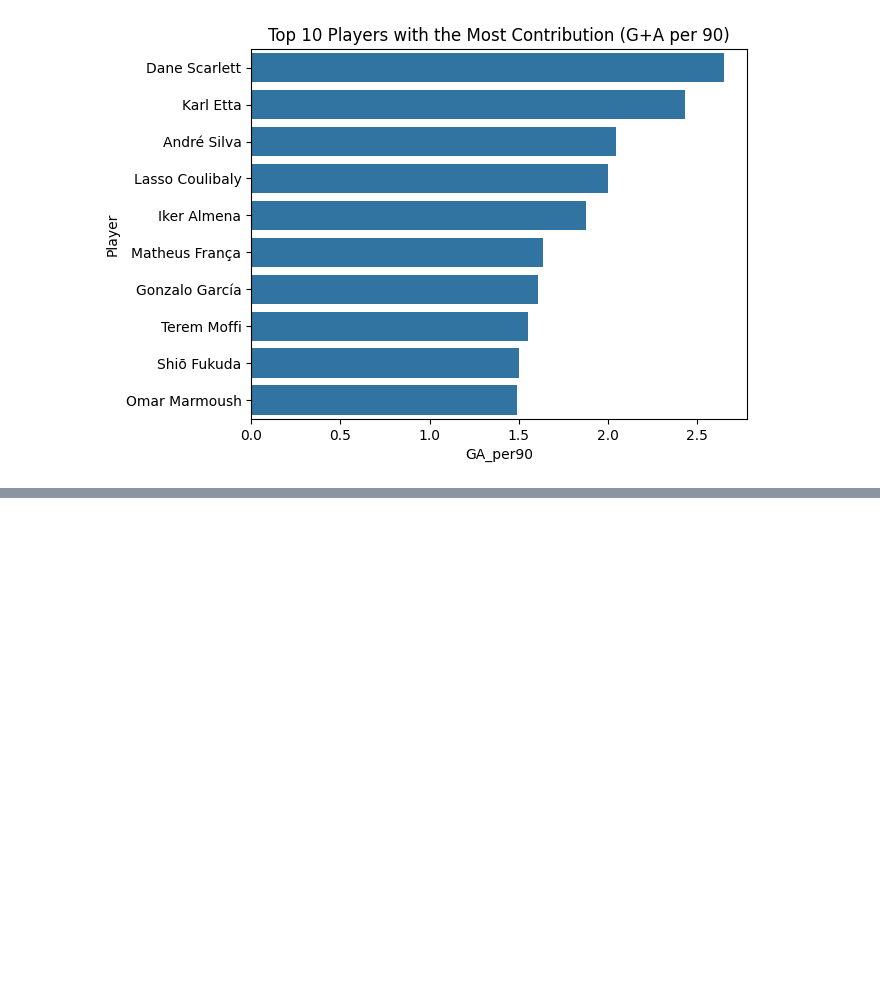
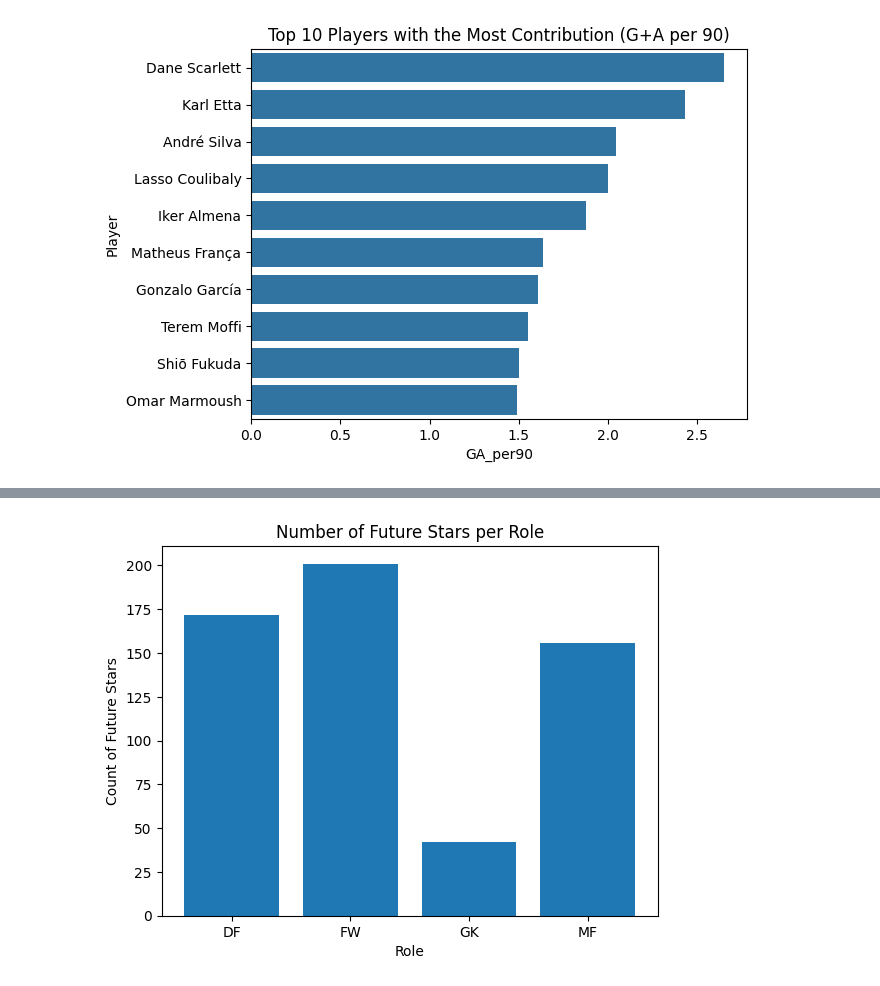
Before and after one commit to rahafw/future_stars, a Jupyter notebook: notebooks/rahaf_future_stars_EDA.ipynb, the cells around one changed output, grey strips where cells are left out. Saved outputs shown, nothing was run; the diff lists cells and outputs as text; code cells hidden in the pictures; blank space fills up the shorter version.

Commit message:
Target engineering

```diff
--- a/notebooks/rahaf_future_stars_EDA.ipynb
+++ b/notebooks/rahaf_future_stars_EDA.ipynb
@@ -362,0 +372,2 @@ plt.show()
+# %%
+target_df = filtered_df.copy()
@@ -362,0 +402,28 @@ plt.show()
+# %%
+# Future Star Score
+
+def star_score(row):
+    if row["Role"] == "FW":
+        return row["GA_per90"]
+
+    elif row["Role"] == "MF":
+        return (0.6 * row["xGA_per90"]) + (0.4 * row["ProgPass_per90"])
+
+    elif row["Role"] == "DF":
+        return row["Def_Actions_per90"]
+
+    elif row["Role"] == "GK":
+        return row["Save%"]
+    else:
+        return 0
+
+target_df["Star_Score"] = target_df.apply(star_score, axis=1)
+# %%
+# Find top 20% in each position
+
+POS_TOP_PCT = 0.80
+role_thresholds = target_df.groupby("Role")["Star_Score"].quantile(POS_TOP_PCT).rename("role_threshold")
+
+target_df = target_df.merge(role_thresholds, left_on="Role", right_index=True, how="left")
+
+target_df["Future_Star"] = (target_df["Star_Score"] >= target_df["role_threshold"]).astype(int)
@@ -362,0 +460,10 @@ plt.show()
+# %%
+star_counts = target_df.groupby("Role")["Future_Star"].sum()
+
+plt.bar(star_counts.index, star_counts.values)
+plt.title("Number of Future Stars per Role")
+plt.xlabel("Role")
+plt.ylabel("Count of Future Stars")
+plt.show()
+# %% [output]
+[figure, added]
```
Also changed, not shown: parts of 7 cells of this notebook.
